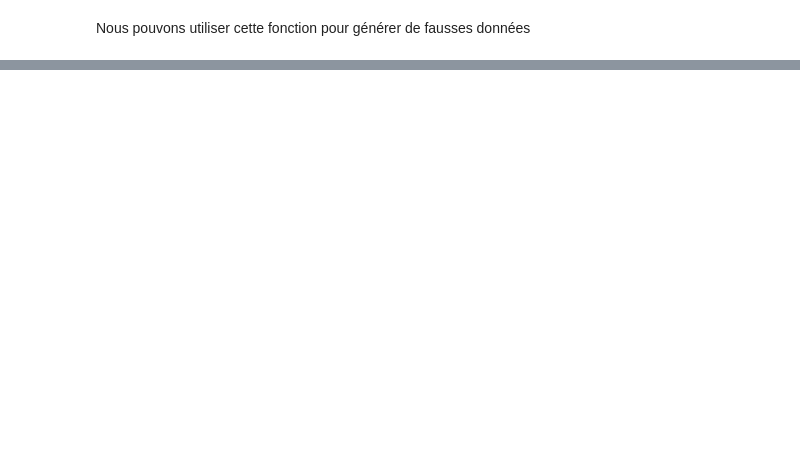
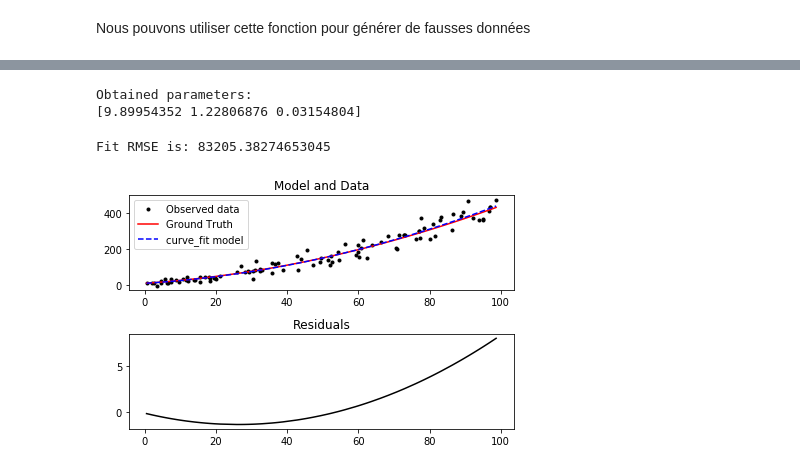
Before and after one commit to charlesll/ModelisationGeochimie, a Jupyter notebook: 02_Optimisation.ipynb, the cells around one changed output, grey strips where cells are left out. Cells and saved outputs as stored; diff of their text form; code cells hidden in the pictures; blank space fills up the shorter version.

```diff
--- a/02_Optimisation.ipynb
+++ b/02_Optimisation.ipynb
@@ -67,0 +83,41 @@ plt.legend()
+# %%
+# we need to import curve_fit for fitting our curve
+# we also import uncertainties for error propagation
+from scipy.optimize import curve_fit
+import uncertainties
+
+# then we fit and record the best parameters popt
+# and the covariance matrix pcov
+popt, pcov = curve_fit(my_polynomial,x,y_noisy)
+
+# parameter errors are estimated from the square root of the diagonal of the covariance matrix
+perr = np.sqrt(np.diag(pcov))
+
+print("Obtained parameters:")
+print(popt)
+# %% [output]
+Obtained parameters:
+[9.89954352 1.22806876 0.03154804]
+# %%
+# we calculate the best estimate
+y_pred_curvefit = my_polynomial(x,*popt) # parameter unwrapping (*popt) works only in Python 3
+
+print("Fit RMSE is: "+str(np.sum((y_pred_curvefit-y_noisy)**2)))
+
+plt.figure()
+
+plt.subplot(2,1,1)
+plt.plot(x,y_noisy,"k.",label="Observed data")
+plt.plot(x,y,"r-",label="Ground Truth")
+plt.plot(x,y_pred_curvefit,"b--",label="curve_fit model")
+plt.title("Model and Data")
+plt.legend()
+
+plt.subplot(2,1,2)
+plt.plot(x,(y_pred_curvefit - y),"k-")
+plt.title("Residuals")
+
+plt.tight_layout()
+# %% [output]
+Fit RMSE is: 83205.38274653045
+[figure, added]
```
Also changed, not shown: parts of 26 cells of this notebook, 4 other files.
